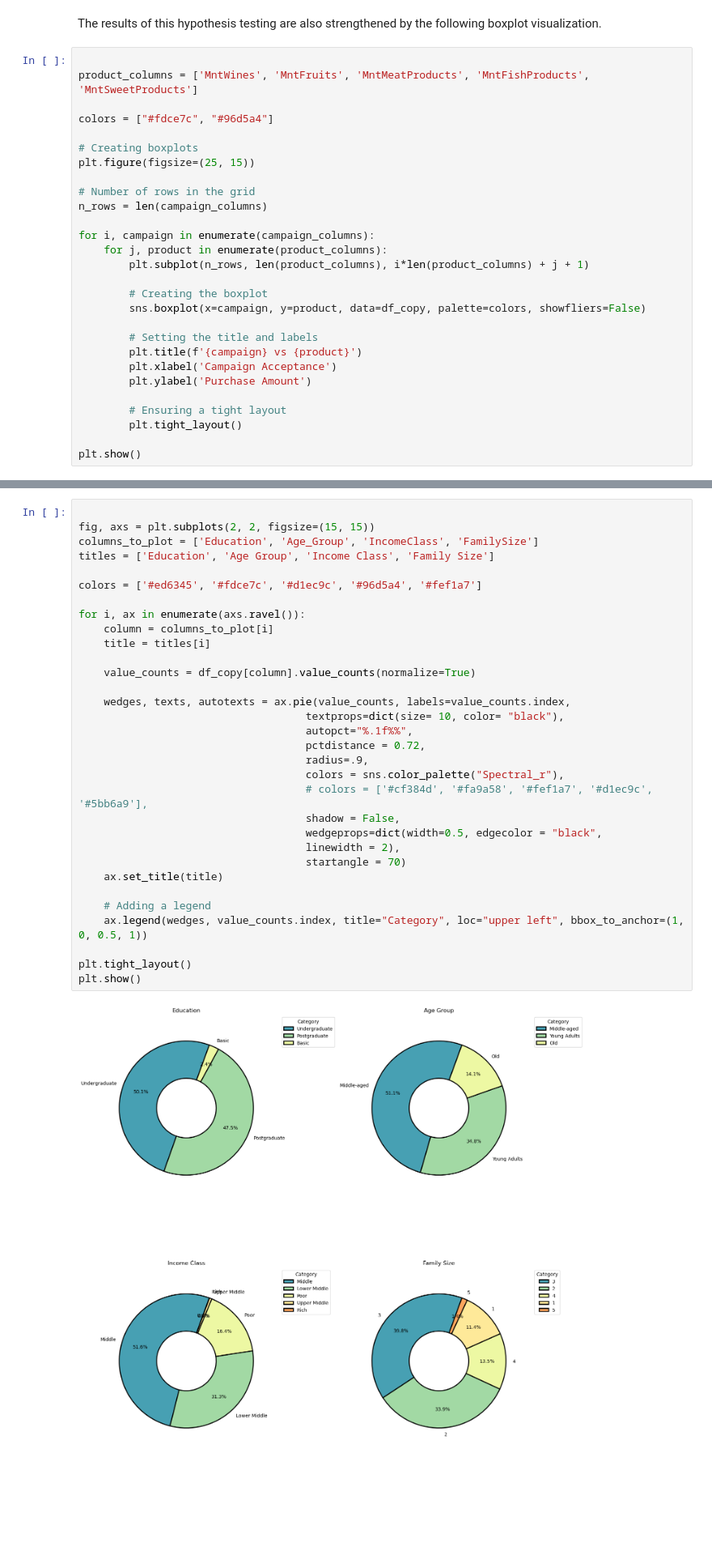
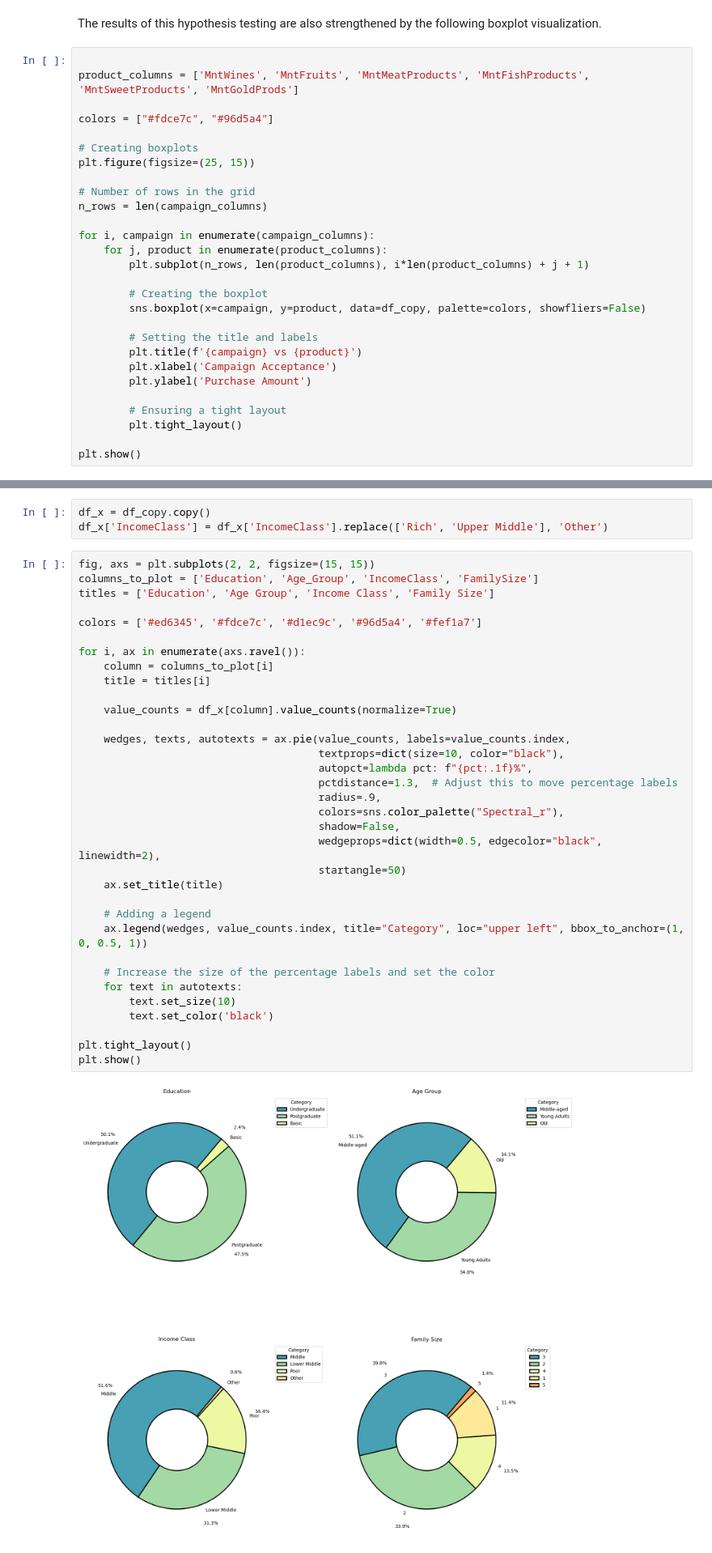
Before and after one commit to fathimahyasmin/Supermarket-Customer-Analysis, a Jupyter notebook: DataAnalysis.ipynb, the cells around one changed output, grey strips where cells are left out. Shown at 81% size. Cells and saved outputs as stored; diff of their text form; blank space fills up the shorter version.

```diff
--- a/v4analysis__.ipynb
+++ b/DataAnalysis.ipynb
@@ -366,7 +434,7 @@ Let's break down for each campaign.
 The results of this hypothesis testing are also strengthened by the following boxplot visualization.
 # %%
 
-product_columns = ['MntWines', 'MntFruits', 'MntMeatProducts', 'MntFishProducts', 'MntSweetProducts']
+product_columns = ['MntWines', 'MntFruits', 'MntMeatProducts', 'MntFishProducts', 'MntSweetProducts', 'MntGoldProds']
 
 colors = ["#fdce7c", "#96d5a4"]
 
@@ -486,40 +563,45 @@
 #### **1. How is the demographic distribution of the customer?**
 
 To begin, let’s delve into the demographic composition of our customer base by examining the distribution within each demographic category. We'll examine through four key facets : education, age group, income class, and family size. This visualization aims to give the big picture of customers characteristics.
+# %%
+df_x = df_copy.copy()
+df_x['IncomeClass'] = df_x['IncomeClass'].replace(['Rich', 'Upper Middle'], 'Other')
 # %%
-
 fig, axs = plt.subplots(2, 2, figsize=(15, 15))
 columns_to_plot = ['Education', 'Age_Group', 'IncomeClass', 'FamilySize']
 titles = ['Education', 'Age Group', 'Income Class', 'Family Size']
 
 colors = ['#ed6345', '#fdce7c', '#d1ec9c', '#96d5a4', '#fef1a7']
 
 for i, ax in enumerate(axs.ravel()):
     column = columns_to_plot[i]
     title = titles[i]
 
-    value_counts = df_copy[column].value_counts(normalize=True)
+    value_counts = df_x[column].value_counts(normalize=True)
 
     wedges, texts, autotexts = ax.pie(value_counts, labels=value_counts.index,
-                                    textprops=dict(size= 10, color= "black"),
-                                    autopct="%.1f%%",
-                                    pctdistance = 0.72,
-                                    radius=.9,
-                                    colors = sns.color_palette("Spectral_r"),
-                                    # colors = ['#cf384d', '#fa9a58', '#fef1a7', '#d1ec9c', '#5bb6a9'],
-                                    shadow = False,
-                                    wedgeprops=dict(width=0.5, edgecolor = "black",
-                                    linewidth = 2),
-                                    startangle = 70)
+                                      textprops=dict(size=10, color="black"),
+                                      autopct=lambda pct: f"{pct:.1f}%",
+                                      pctdistance=1.3,  # Adjust this to move percentage labels
+                                      radius=.9,
+                                      colors=sns.color_palette("Spectral_r"),
+                                      shadow=False,
+                                      wedgeprops=dict(width=0.5, edgecolor="black", linewidth=2),
+                                      startangle=50)
     ax.set_title(title)
 
     # Adding a legend
     ax.legend(wedges, value_counts.index, title="Category", loc="upper left", bbox_to_anchor=(1, 0, 0.5, 1))
 
+    # Increase the size of the percentage labels and set the color
+    for text in autotexts:
+        text.set_size(10)
+        text.set_color('black')
+
 plt.tight_layout()
 plt.show()
 # %% [output]
-[figure, old version]
+[figure, new version]
 # %% [markdown]
 From the pie charts above, we can see that :
 
```
Also changed, not shown: parts of 39 cells of this notebook, 3 other files.
